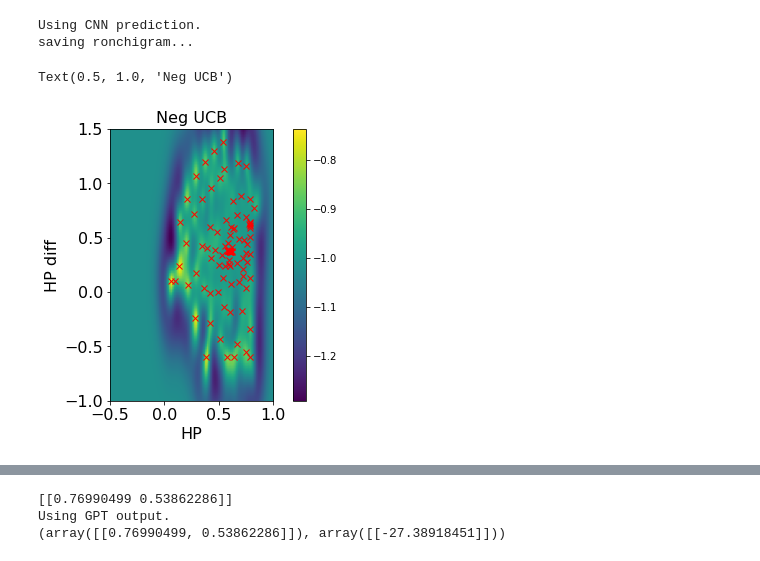
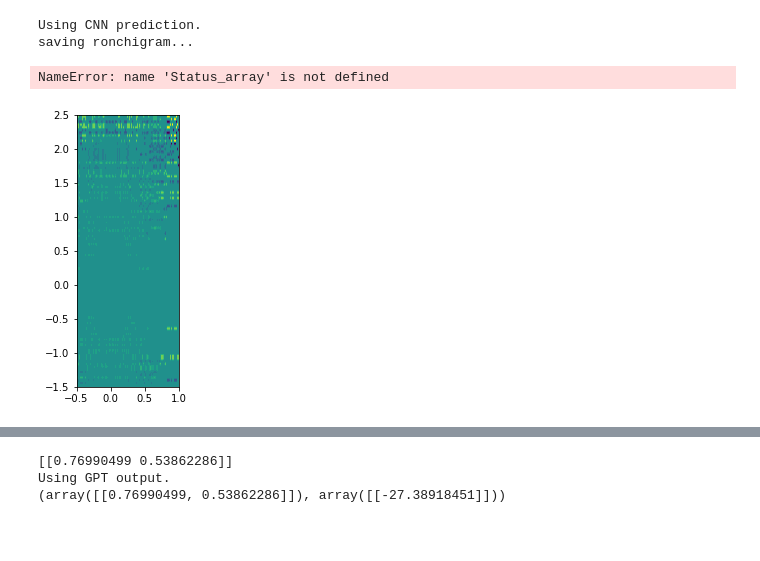
Before and after one commit to CY-Zhang/Bayesian-optimization-using-Gaussian-Process, a Jupyter notebook: GPT_test2_Both_hexpoles_highOBJ.ipynb, the cells around one changed output, grey strips where cells are left out. Drawn from its saved outputs; the diff is of its cells as text; code cells hidden in the pictures; blank space fills up the shorter version.

```diff
--- a/GPT_test2_Both_hexpoles_highOBJ.ipynb
+++ b/GPT_test2_Both_hexpoles_highOBJ.ipynb
@@ -68,8 +64,8 @@ np.std(y)
 # %% [markdown]
 ### Create the gp
 # %%
-gp_ls = np.array(np.ones(ndim)) * [0.0671, 0.350]
-gp_amp = 0.256 # default = 1
+gp_ls = np.array(np.ones(ndim)) * [0.421, 1.112]
+gp_amp = 0.187 # default = 1
 gp_noise = 0.0004  # default = 0.001
 gp_precisionmat =  np.array(np.diag(1/(gp_ls**2)))
 
@@ -107,29 +106,29 @@ saving ronchigram...
 # %%
 fig = plt.figure(figsize=(7,5))
 x = np.linspace(-0.5,1,100) # array for H1
-y = np.linspace(-1,1.5,100) # array for deltaH
+y = np.linspace(-1.5,2.5,100) # array for deltaH
 UCB = np.zeros((100,100))
 
 yval = UCB*0
 yerr = UCB*0
 for ix in range(len(x)):
     for iy in range(len(y)):
         UCB[iy,ix] = negUCB([x[ix],y[iy]],opt.model, 2, 0, 2, None)
         yval[iy,ix] = opt.model.predict(np.array([x[ix],y[iy]],ndmin=2))[0][0]
 
 plt.subplot(111)
-plt.imshow(UCB,origin='lower', extent=[-0.5,1,-1,1.5])
+plt.imshow(UCB,origin='lower', extent=[-0.5,1,-1.5,2.5])
 # plt.imshow(yval,origin='lower', extent=[0,1,0,1])
 plt.plot(Status_array[:,0], Status_array[:,1],'x', c='r')
 plt.xticks(fontsize=16)
 plt.yticks(fontsize=16)
 plt.xlabel("HP", fontsize = 16)
 plt.ylabel("HP diff", fontsize = 16)
 plt.colorbar()
 plt.title('Neg UCB', fontsize = 16)
 # %% [output]
-Text(0.5, 1.0, 'Neg UCB')
+NameError: name 'Status_array' is not defined
-[figure, old version]
+[figure, new version]
 # %%
 np.save('HexapolesTest_UCB_2-0_Nbest3_Nstart2_Neval3_Nkeep2.npy', Status_array)
 # %%
```
Also changed, not shown: parts of 13 cells of this notebook, 17 other files.
